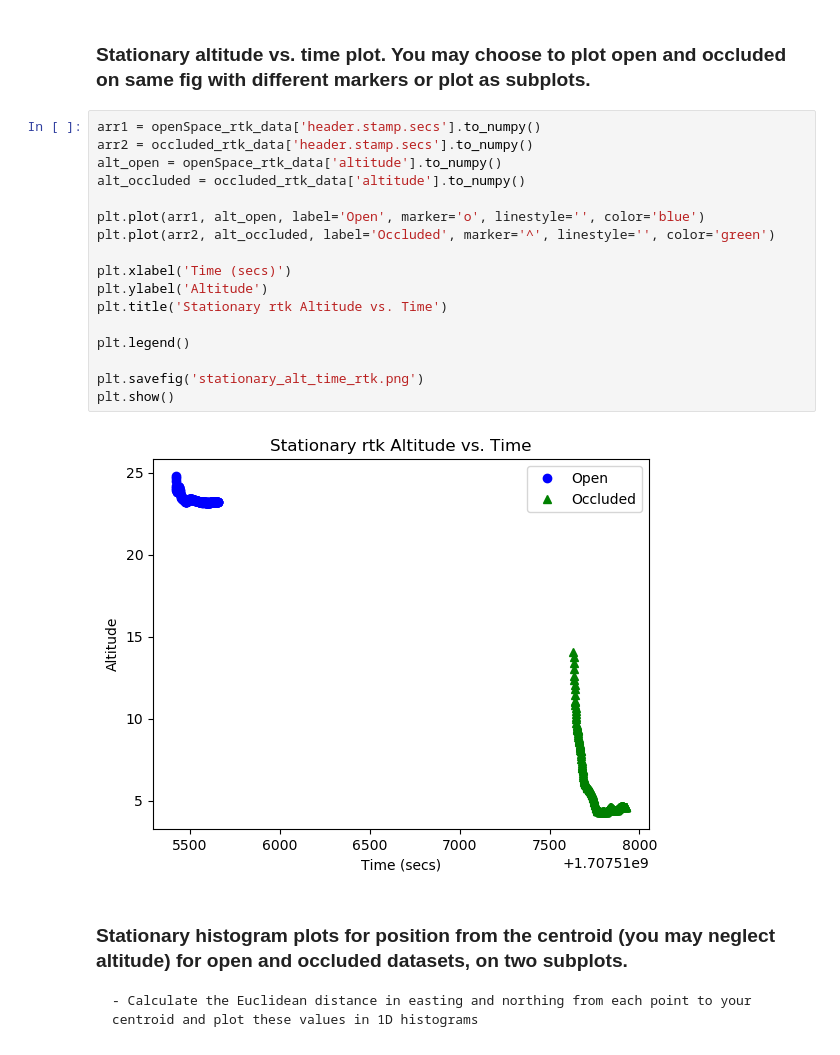
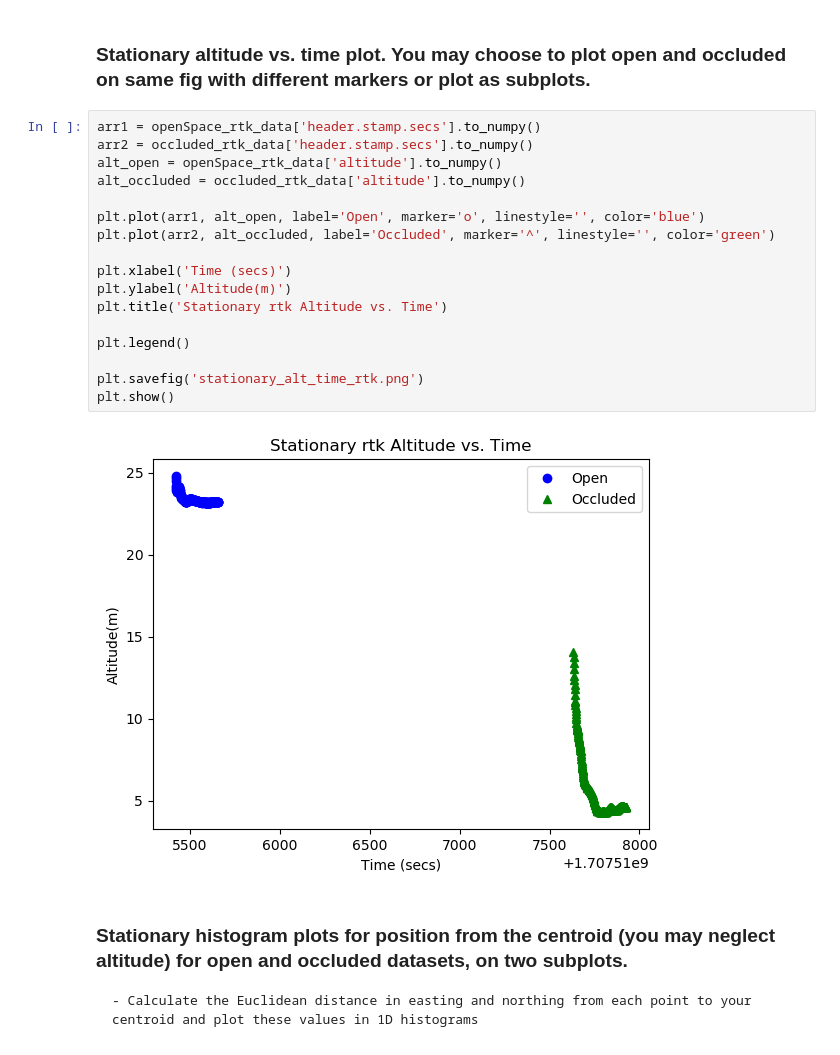
Before and after one commit to Pateltirths1012/Dead-Reckoning-and-Sensor-Calibration-, a Jupyter notebook: gnss/analysis/analysis_rtk.ipynb, the cells around one changed output. Saved outputs shown, nothing was run; the diff lists cells and outputs as text.

```diff
--- a/gnss/analysis/analysis_rtk.ipynb
+++ b/gnss/analysis/analysis_rtk.ipynb
@@ -130,22 +130,22 @@ plt.show()
 # %%
 arr1 = openSpace_rtk_data['header.stamp.secs'].to_numpy()
 arr2 = occluded_rtk_data['header.stamp.secs'].to_numpy()
 alt_open = openSpace_rtk_data['altitude'].to_numpy()
 alt_occluded = occluded_rtk_data['altitude'].to_numpy()
 
 plt.plot(arr1, alt_open, label='Open', marker='o', linestyle='', color='blue')
 plt.plot(arr2, alt_occluded, label='Occluded', marker='^', linestyle='', color='green')
 
 plt.xlabel('Time (secs)')
-plt.ylabel('Altitude')
+plt.ylabel('Altitude(m)')
 plt.title('Stationary rtk Altitude vs. Time')
 
 plt.legend()
 
 plt.savefig('stationary_alt_time_rtk.png')
 plt.show()
 # %% [output]
-[figure, old version]
+[figure, new version]
 # %% [markdown]
 ### Stationary histogram plots for position from the centroid (you may neglect altitude) for open and occluded datasets, on two subplots.
     - Calculate the Euclidean distance in easting and northing from each point to your centroid and plot these values in 1D histograms
```
Also changed, not shown: parts of 3 cells of this notebook, 4 other files.
